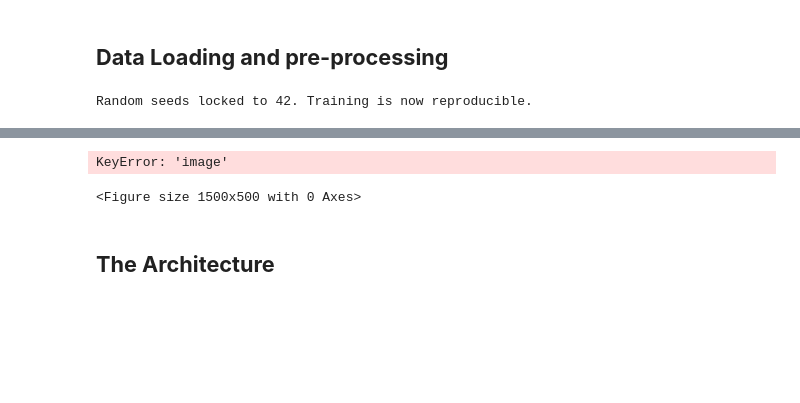
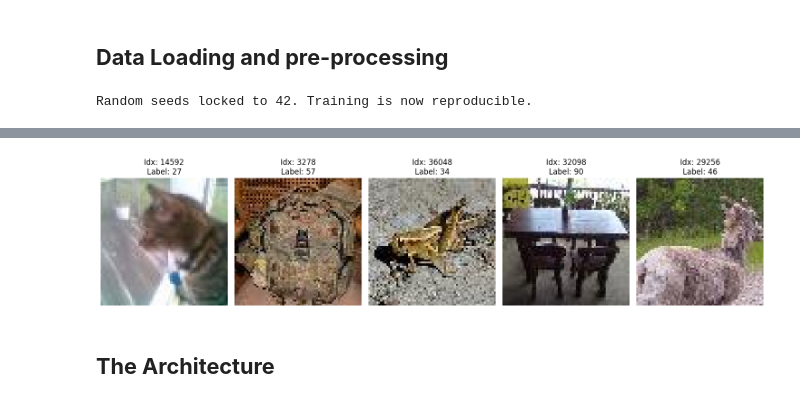
Before and after one commit to mpuneet063/computer-vision-projects, a Jupyter notebook: image_representations_and_reconstruction/representations.ipynb, the cells around one changed output, grey strips where cells are left out. Saved outputs shown, nothing was run; the diff lists cells and outputs as text; code cells hidden in the pictures; blank space fills up the shorter version.

```diff
--- a/image_representations_and_reconstruction/representations.ipynb
+++ b/image_representations_and_reconstruction/representations.ipynb
@@ -120,38 +123,38 @@ import random
 random.seed(seed)
 
 # 1. Get 5 random indices from the training dataset
-random_indices = random.sample(range(len(train_dataset)), 5)
+# Use train_dataset_transformed to ensure we get preprocessed tensors
+random_indices = random.sample(range(len(train_dataset_transformed)), 5)
 
 # 2. Denormalization parameters (matching the transform's mean and std)
 mean = torch.tensor([0.485, 0.456, 0.406]).view(3, 1, 1)
 std = torch.tensor([0.229, 0.224, 0.225]).view(3, 1, 1)
 
 # 3. Plot the de-normalized images
 plt.figure(figsize=(15, 5))
 for i, idx in enumerate(random_indices):
     # This retrieves the preprocessed sample (dict containing 'pixel_values' tensor and 'label')
-    sample = train_dataset[idx]
+    sample = train_dataset_transformed[idx]
     img = sample['pixel_values'].cpu()
 
     # De-normalize the tensor back to the original pixel range [0, 1]
     img = img * std + mean
 
     # Convert shape from (C, H, W) to (H, W, C) for Matplotlib
     img = img.numpy().transpose((1, 2, 0))
     img = np.clip(img, 0, 1) # Clip values to keep them in valid [0, 1] range
 
     label = sample['label']
 
     plt.subplot(1, 5, i + 1)
     plt.imshow(img)
     plt.title(f"Idx: {idx}\nLabel: {label}")
     plt.axis('off')
 
 plt.tight_layout()
 plt.show()
 # %% [output]
-KeyError: 'image'
-<Figure size 1500x500 with 0 Axes>
+[figure, added]
 # %% [markdown]
 ## <h2><b>The Architecture</b></h2>
 # %%
```
Also changed, not shown: parts of 8 cells of this notebook.
